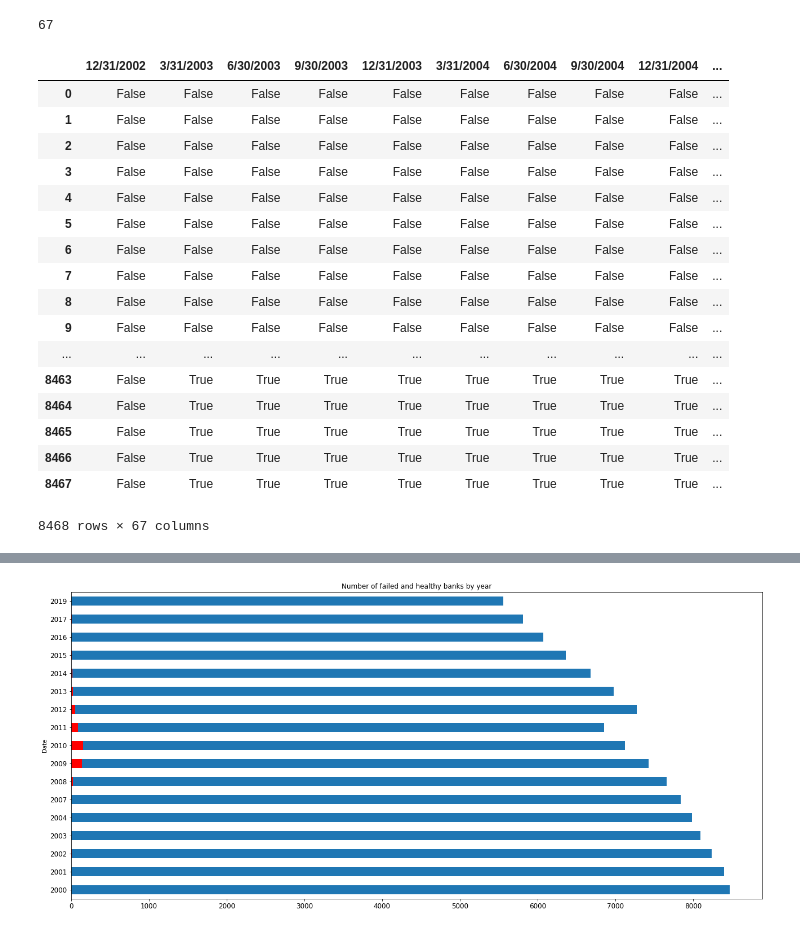
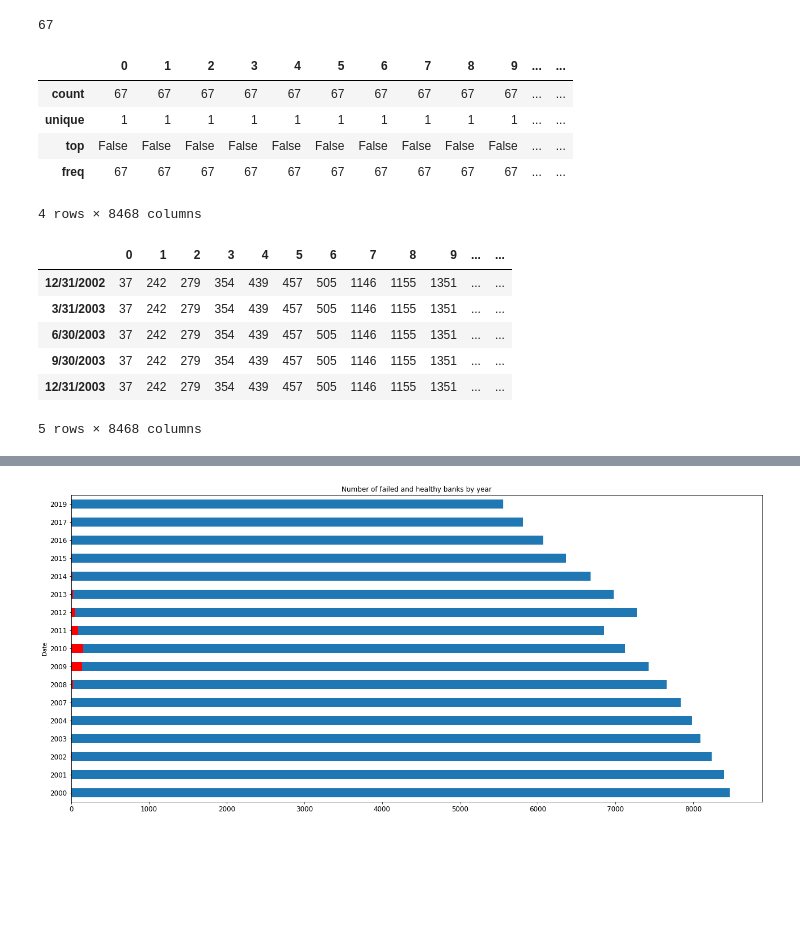
Before and after one commit to allaccountstaken/predicting_bank_distress, a Jupyter notebook: describe_bank_universe.ipynb, the cells around one changed output, grey strips where cells are left out. Drawn from its saved outputs; the diff is of its cells as text; code cells hidden in the pictures; blank space fills up the shorter version.

```diff
--- a/describe_bank_universe.ipynb
+++ b/describe_bank_universe.ipynb
@@ -142,23 +122,11 @@ len(columns_for_sort)
 # %% [output]
 67
 # %%
-core_banks_df.isna()
+core_banks_df.isna().describe()
 # %% [output]
-|  | 12/31/2002 | 3/31/2003 | 6/30/2003 | 9/30/2003 | 12/31/2003 | 3/31/2004 | 6/30/2004 | 9/30/2004 | 12/31/2004 | ... |
-| 0 | False | False | False | False | False | False | False | False | False | ... |
-| 1 | False | False | False | False | False | False | False | False | False | ... |
-| 2 | False | False | False | False | False | False | False | False | False | ... |
-| 3 | False | False | False | False | False | False | False | False | False | ... |
-| 4 | False | False | False | False | False | False | False | False | False | ... |
-| 5 | False | False | False | False | False | False | False | False | False | ... |
-| 6 | False | False | False | False | False | False | False | False | False | ... |
-| 7 | False | False | False | False | False | False | False | False | False | ... |
-| 8 | False | False | False | False | False | False | False | False | False | ... |
-| 9 | False | False | False | False | False | False | False | False | False | ... |
-| ... | ... | ... | ... | ... | ... | ... | ... | ... | ... | ... |
-| 8463 | False | True | True | True | True | True | True | True | True | ... |
-| 8464 | False | True | True | True | True | True | True | True | True | ... |
-| 8465 | False | True | True | True | True | True | True | True | True | ... |
-| 8466 | False | True | True | True | True | True | True | True | True | ... |
-| 8467 | False | True | True | True | True | True | True | True | True | ... |
+|  | 0 | 1 | 2 | 3 | 4 | 5 | 6 | 7 | 8 | 9 | ... | ... |
+| count | 67 | 67 | 67 | 67 | 67 | 67 | 67 | 67 | 67 | 67 | ... | ... |
+| unique | 1 | 1 | 1 | 1 | 1 | 1 | 1 | 1 | 1 | 1 | ... | ... |
+| top | False | False | False | False | False | False | False | False | False | False | ... | ... |
+| freq | 67 | 67 | 67 | 67 | 67 | 67 | 67 | 67 | 67 | 67 | ... | ... |
-8468 rows × 67 columns
+4 rows × 8468 columns
@@ -165,3 +135,13 @@ core_banks_df.isna()
+# %%
+bank_stats
+# %% [output]
+|  | 0 | 1 | 2 | 3 | 4 | 5 | 6 | 7 | 8 | 9 | ... | ... |
+| 12/31/2002 | 37 | 242 | 279 | 354 | 439 | 457 | 505 | 1146 | 1155 | 1351 | ... | ... |
+| 3/31/2003 | 37 | 242 | 279 | 354 | 439 | 457 | 505 | 1146 | 1155 | 1351 | ... | ... |
+| 6/30/2003 | 37 | 242 | 279 | 354 | 439 | 457 | 505 | 1146 | 1155 | 1351 | ... | ... |
+| 9/30/2003 | 37 | 242 | 279 | 354 | 439 | 457 | 505 | 1146 | 1155 | 1351 | ... | ... |
+| 12/31/2003 | 37 | 242 | 279 | 354 | 439 | 457 | 505 | 1146 | 1155 | 1351 | ... | ... |
+5 rows × 8468 columns
 # %%
 bank_universe = pd.DataFrame.from_dict(count_bydate_dict, orient='index')
 bank_universe['Date'] = bank_universe.index
```
Also changed, not shown: parts of 4 cells of this notebook.
